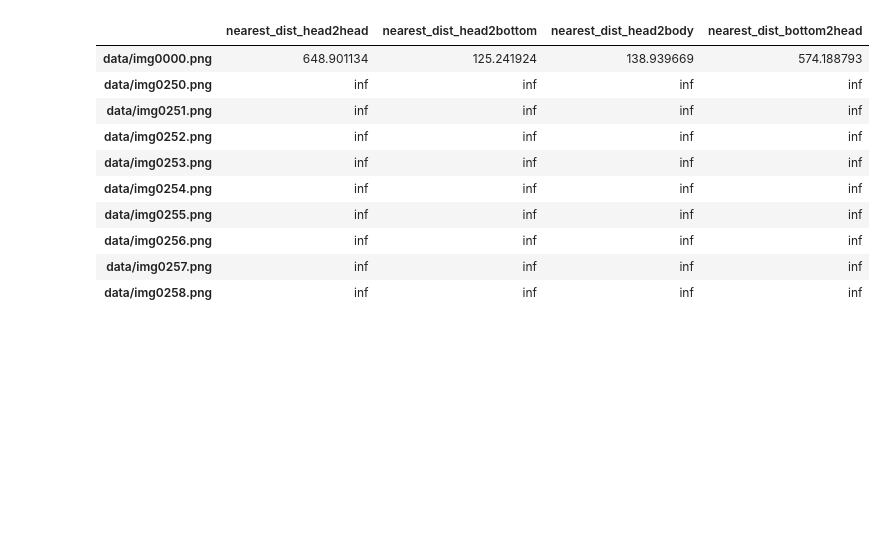
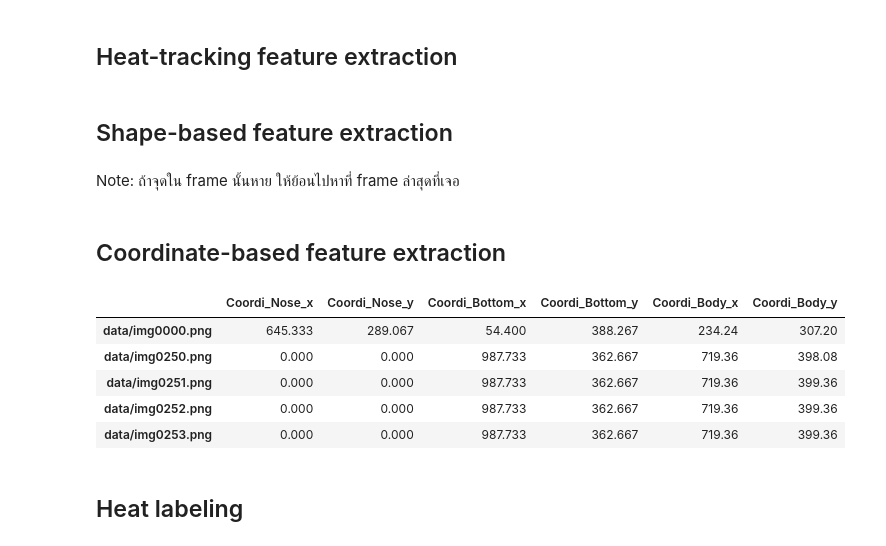
Before and after one commit to anubrag/CowXNet, a Jupyter notebook: Behavior-tools/feature_extraction.ipynb, the cells around one changed output. Saved outputs shown, nothing was run; the diff lists cells and outputs as text; code cells hidden in the pictures; blank space fills up the shorter version.

```diff
--- a/Behavior-tools/feature_extraction.ipynb
+++ b/Behavior-tools/feature_extraction.ipynb
@@ -37,11 +301,14 @@ Number of Frames: 1300
+# %% [markdown]
+## Heat-tracking feature extraction
 # %%
 for cow in cows:
     for index in tqdm(range(nframes)):
         frame_name = Dataframe.index[index]
         feature_container = list()
         for part2compare in bodyparts2compare:
+            point_appearance = 0
             for pair2compare in bodyparts2compare[part2compare]:
-                distances = [np.Infinity]
+                distances = {'None': np.Infinity}
                 for comparative_cow in cows:
                     if comparative_cow != cow:
                         x = Dataframe[scorer][part2compare + cow]['x'].values[index]
@@ -53,36 +320,54 @@ for cow in cows:
                             point = [[x, y]]
                             point_comparative = [[x_comparative, y_comparative]]
                             dist = analyst.calculateDistance(point, point_comparative)
-                            distances.append(dist)
+#                             distances.append(dist)
+                            distances[comparative_cow] = dist
+                            point_appearance = 1
 #                         else:
 #                             distances.append(-np.Infinity)
 
-                feature_container.append(min(distances))
+#                 feature_container.append(min(distances))
+                feature_container.append(min(distances.values()))
+                feature_container.append(list(distances.keys())[list(distances.values()).index(min(distances.values()))])
+            feature_container.append(point_appearance)
         features[cow][frame_name] = feature_container
+# %% [markdown]
+## Shape-based feature extraction
+# %% [markdown]
+Note: ถ้าจุดใน frame นั้นหาย ให้ย้อนไปหาที่ frame ล่าสุดที่เจอ
+# %% [markdown]
+## Coordinate-based feature extraction
+# %%
+coordinate_features = collections.defaultdict(dict)
+for cow in cows:
+    for index in tqdm(range(nframes)):
+        frame_name = Dataframe.index[index]
+        feature_container = list()
+        for bodypart in bodyparts:
+            x = Dataframe[scorer][bodypart + cow]['x'].values[index]
+            y = Dataframe[scorer][bodypart + cow]['y'].values[index]
+            feature_container.append(x)
+            feature_container.append(y)
+        coordinate_features[cow][frame_name] = feature_container
 # %%
-FEATURE_NAMES = ['nearest_dist_head2head', 'nearest_dist_head2bottom', 'nearest_dist_head2body', 'nearest_dist_bottom2head']
-df_cows_features = dict()
-for cow in features:
-    df_cow_features = collections.defaultdict(dict)
-    for index in range(len(FEATURE_NAMES)):
+NAME_OF_COORDI_FEATURES = ['Coordi_Nose_x', 'Coordi_Nose_y', 'Coordi_Bottom_x', 'Coordi_Bottom_y', 'Coordi_Body_x', 'Coordi_Body_y']
+df_coordinate_features = dict()
+for cow in coordinate_features:
+    temp_features = collections.defaultdict(dict)
+    for index in range(len(NAME_OF_COORDI_FEATURES)):
         attribute = list()
-        for frame in features[cow]:
-            attribute.append(features[cow][frame][index])
-        df_cow_features[cow][FEATURE_NAMES[index]] = pd.Series(attribute, index=list(features[cow].keys()))
-    df_cows_features[cow] = pd.DataFrame(df_cow_features[cow])
+        for frame in coordinate_features[cow]:
+            attribute.append(coordinate_features[cow][frame][index])
+        temp_features[cow][NAME_OF_COORDI_FEATURES[index]] = pd.Series(attribute, index=list(coordinate_features[cow].keys()))
+    df_coordinate_features[cow] = pd.DataFrame(temp_features[cow])
 # %%
-df_cows_features['Cow_A'].head(10)
+df_coordinate_features['Cow_A'].head(5)
 # %% [output]
-|  | nearest_dist_head2head | nearest_dist_head2bottom | nearest_dist_head2body | nearest_dist_bottom2head |
-| data/img0000.png | 648.901134 | 125.241924 | 138.939669 | 574.188793 |
-| data/img0250.png | inf | inf | inf | inf |
-| data/img0251.png | inf | inf | inf | inf |
-| data/img0252.png | inf | inf | inf | inf |
-| data/img0253.png | inf | inf | inf | inf |
-| data/img0254.png | inf | inf | inf | inf |
-| data/img0255.png | inf | inf | inf | inf |
-| data/img0256.png | inf | inf | inf | inf |
-| data/img0257.png | inf | inf | inf | inf |
-| data/img0258.png | inf | inf | inf | inf |
+|  | Coordi_Nose_x | Coordi_Nose_y | Coordi_Bottom_x | Coordi_Bottom_y | Coordi_Body_x | Coordi_Body_y |
+| data/img0000.png | 645.333 | 289.067 | 54.400 | 388.267 | 234.24 | 307.20 |
+| data/img0250.png | 0.000 | 0.000 | 987.733 | 362.667 | 719.36 | 398.08 |
+| data/img0251.png | 0.000 | 0.000 | 987.733 | 362.667 | 719.36 | 399.36 |
+| data/img0252.png | 0.000 | 0.000 | 987.733 | 362.667 | 719.36 | 399.36 |
+| data/img0253.png | 0.000 | 0.000 | 987.733 | 362.667 | 719.36 | 399.36 |
 # %%
 # Save data by this scorer
@@ -92,0 +377,2 @@ for cow in df_cows_features:
+# %% [markdown]
+## Heat labeling
```
Also changed, not shown: parts of 36 cells of this notebook, 1 other file.
